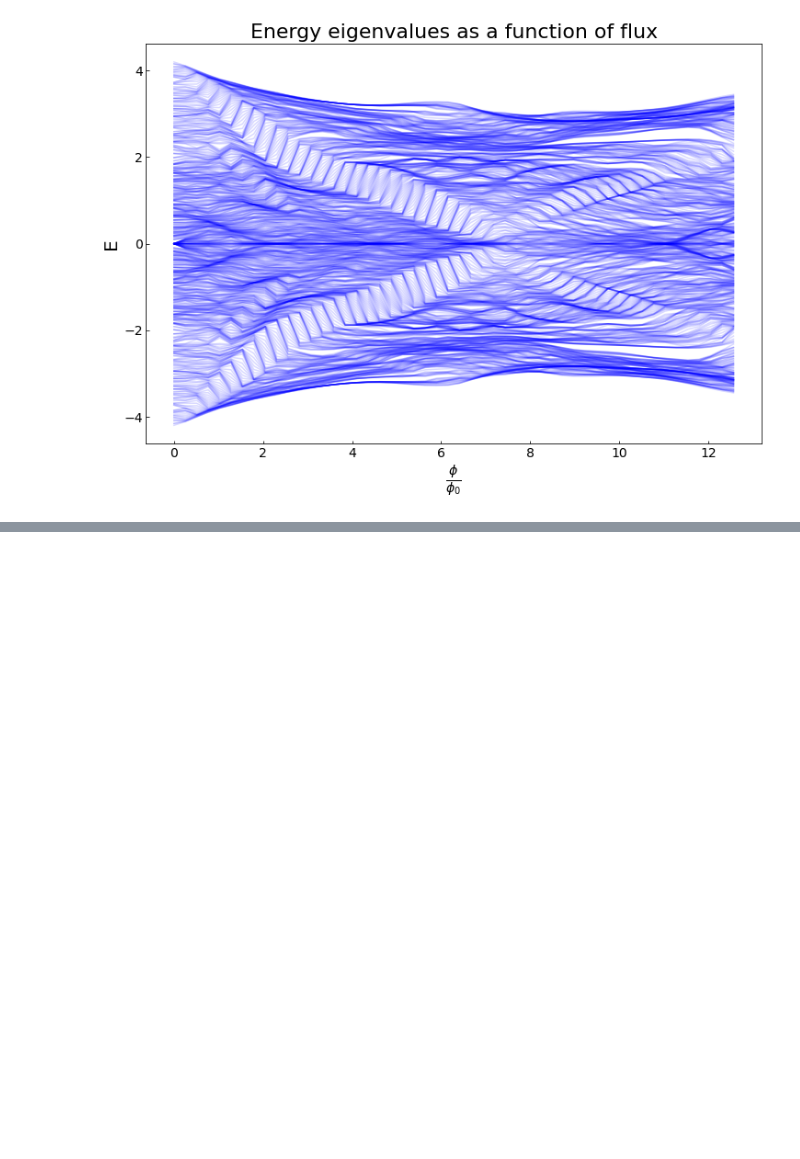
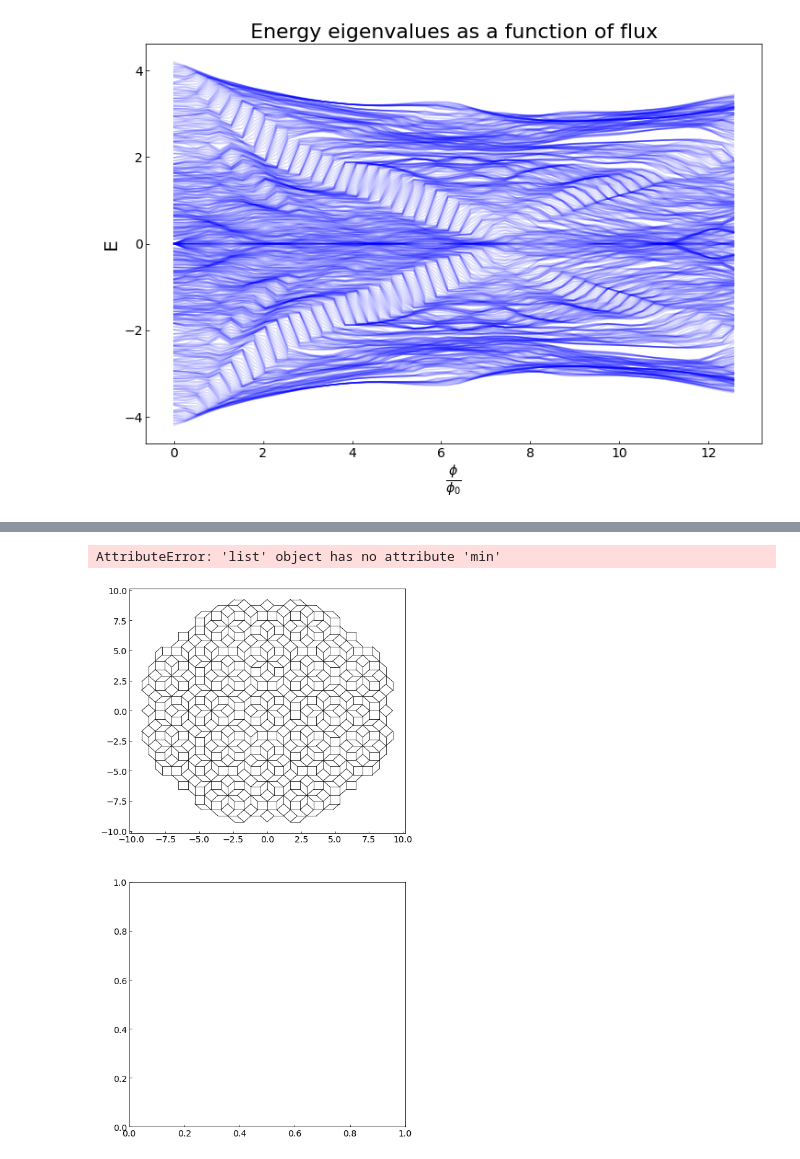
Before and after one commit to Kroghski/Bachelor, a Jupyter notebook: Bachelor_code/Ammann-Beenker_tiling.ipynb, the cells around one changed output, grey strips where cells are left out. Cells and saved outputs as stored; diff of their text form; code cells hidden in the pictures; blank space fills up the shorter version.

```diff
--- a/Bachelor_code/Ammann-Beenker_tiling.ipynb
+++ b/Bachelor_code/Ammann-Beenker_tiling.ipynb
@@ -205,0 +209,42 @@ plt.show()
+# %%
+# Take field strength of B= 2pi so that phi/phi0= 0.5
+evals_mid, evecs_mid = Hamil_solve(z, 2*np.pi)
+
+# Define colour gradients
+gradient = np.linspace(0, 1, 256)
+gradient = np.vstack((gradient, gradient))
+
+
+fig, ax = plt.subplots(2,figsize= (8,16))
+
+for w, q in zip([0,1], [44,567]):
+    # We may multiply every entry of the conjugate with its partner non conjugated since we are working with and orthonormal basis of eigenvectors
+    # Normalization stems from eigh, and orthonality from each site being a part of orthogonal basis
+    prob_mid = [50*x.real for x in evecs_mid[:,q].conj() * evecs_mid[:,q]]
+    # Plot all possible paths between vertices
+    for i,j in zip(z,total_jumps):
+        xs = [w.real for w in j]
+        ys = [w.imag for w in j]
+        for l,k in zip(xs,ys):
+            ax[w].plot([i.real, l], [i.imag, k], color= 'k', linewidth= 0.5)
+
+    marker_size = 50
+
+    x = [w.real for w in z]
+    y = [w.imag for w in z]
+
+    nbins=300
+    k = kde.gaussian_kde([x,y], weights= prob_mid)
+    xi, yi = np.mgrid[x.min():x.max():nbins*1j, y.min():y.max():nbins*1j]
+    zi = k(np.vstack([xi.flatten(), yi.flatten()]))
+    ax[w].pcolormesh(xi, yi, zi.reshape(xi), shading= 'auto')
+
+
+
+plt.suptitle(r'Probility density, state 45 and 568. B = 2$\pi$')
+
+plt.savefig('../Illustrations/AB_prob_density.png')
+plt.show()
+# %% [output]
+AttributeError: 'list' object has no attribute 'min'
+[figure, added]
```
Also changed, not shown: parts of 2 cells of this notebook, 6 other files.
